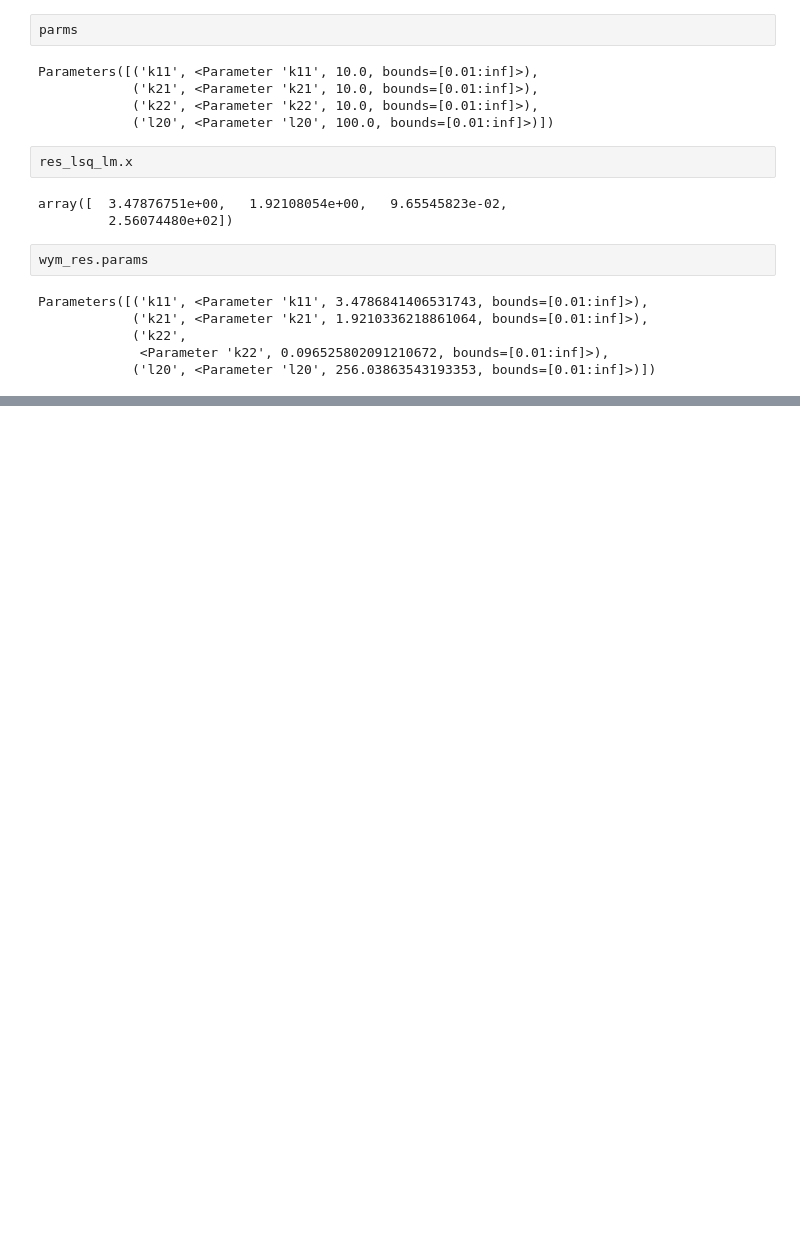
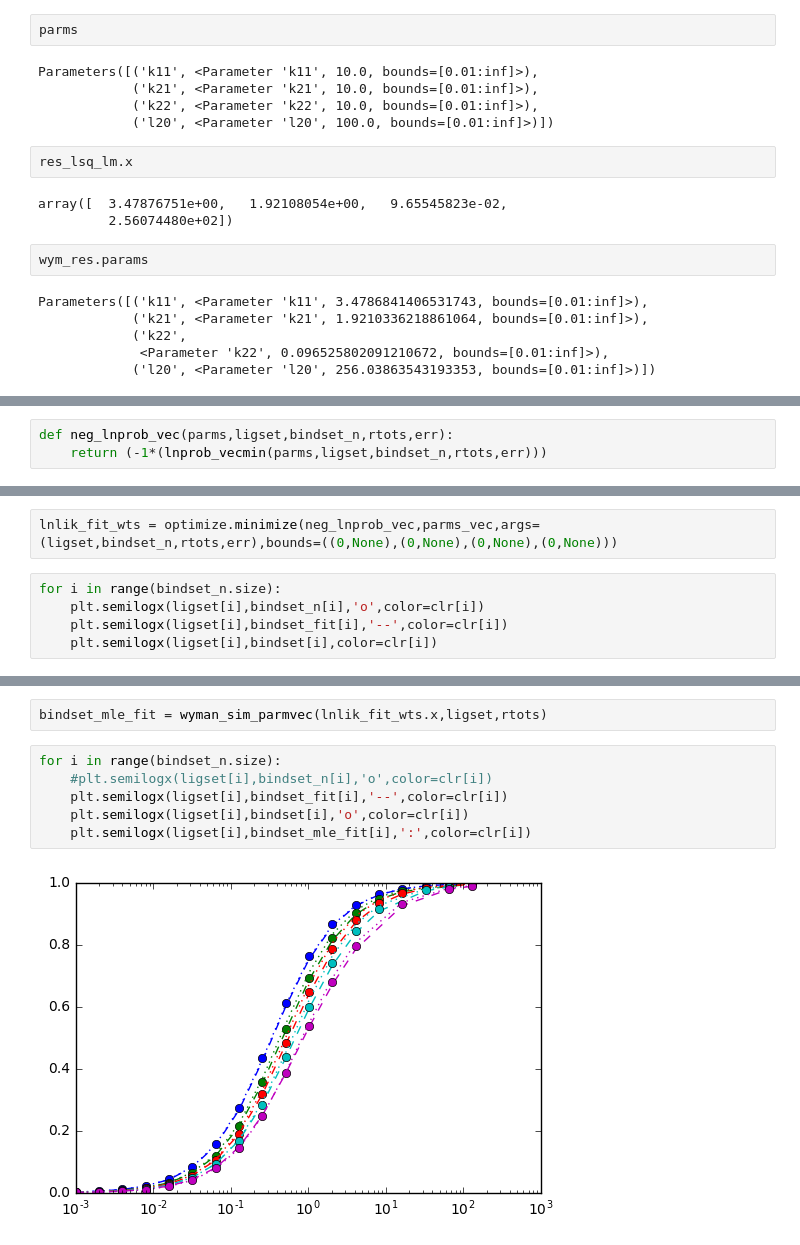
Before and after one commit to mcfitzgerald/thesis2.0, a Jupyter notebook: ipythes/nbs/comps.ipynb, the cells around one changed output, grey strips where cells are left out. Cells and saved outputs as stored; diff of their text form; blank space fills up the shorter version.

```diff
--- a/ipythes/nbs/comps.ipynb
+++ b/ipythes/nbs/comps.ipynb
@@ -380,0 +451,3 @@ np.sum(wyman_obj_lmfit(wym_res.params,ligset,bindset_n,rtots))
+# %%
+def neg_lnprob_vec(parms,ligset,bindset_n,rtots,err):
+    return (-1*(lnprob_vecmin(parms,ligset,bindset_n,rtots,err)))
@@ -380,0 +486,7 @@ np.sum(wyman_obj_lmfit(wym_res.params,ligset,bindset_n,rtots))
+# %%
+lnlik_fit_wts = optimize.minimize(neg_lnprob_vec,parms_vec,args=(ligset,bindset_n,rtots,err),bounds=((0,None),(0,None),(0,None),(0,None)))
+# %%
+for i in range(bindset_n.size):
+    plt.semilogx(ligset[i],bindset_n[i],'o',color=clr[i])
+    plt.semilogx(ligset[i],bindset_fit[i],'--',color=clr[i])
+    plt.semilogx(ligset[i],bindset[i],color=clr[i])
@@ -380,0 +495,10 @@ np.sum(wyman_obj_lmfit(wym_res.params,ligset,bindset_n,rtots))
+# %%
+bindset_mle_fit = wyman_sim_parmvec(lnlik_fit_wts.x,ligset,rtots)
+# %%
+for i in range(bindset_n.size):
+    #plt.semilogx(ligset[i],bindset_n[i],'o',color=clr[i])
+    plt.semilogx(ligset[i],bindset_fit[i],'--',color=clr[i])
+    plt.semilogx(ligset[i],bindset[i],'o',color=clr[i])
+    plt.semilogx(ligset[i],bindset_mle_fit[i],':',color=clr[i])
+# %% [output]
+[figure, added]
```
Also changed, not shown: parts of 25 cells of this notebook, 2 other files.
